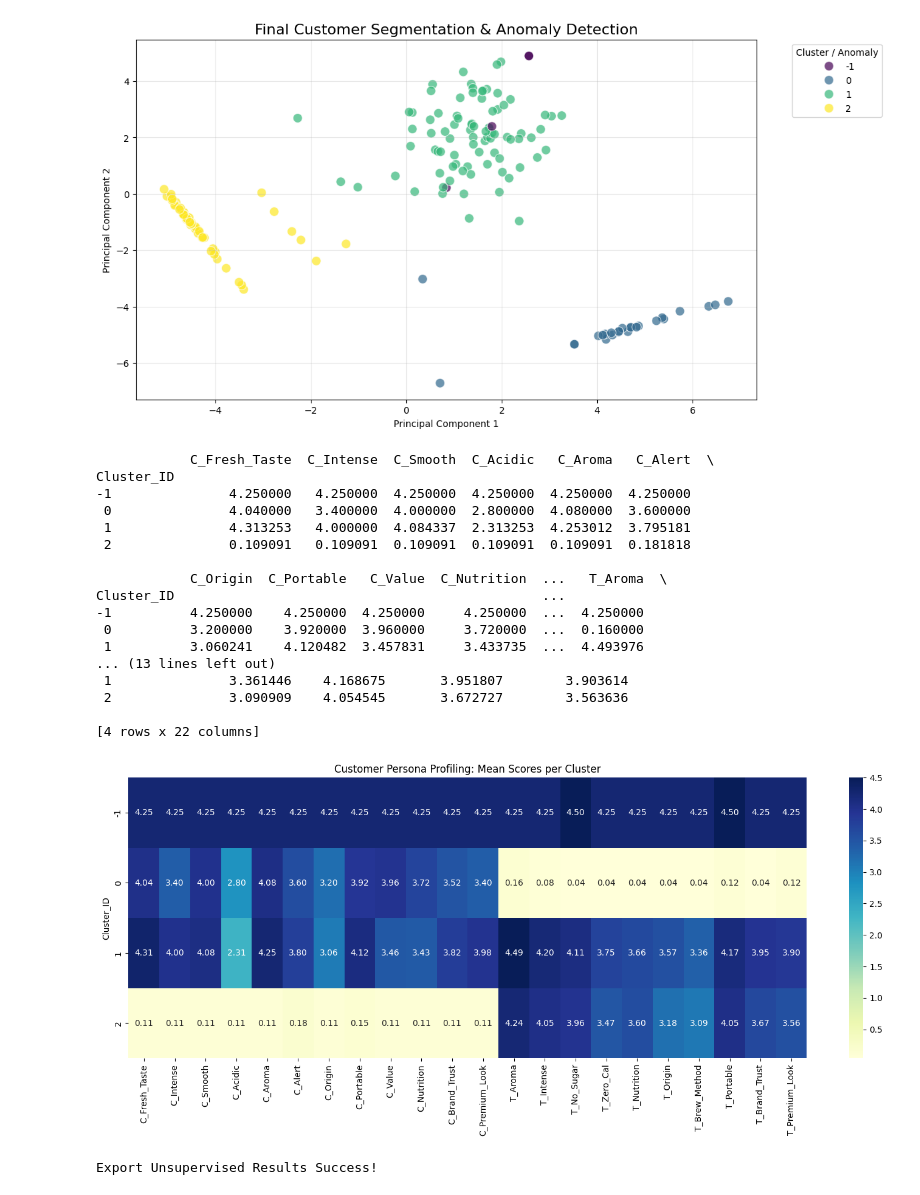
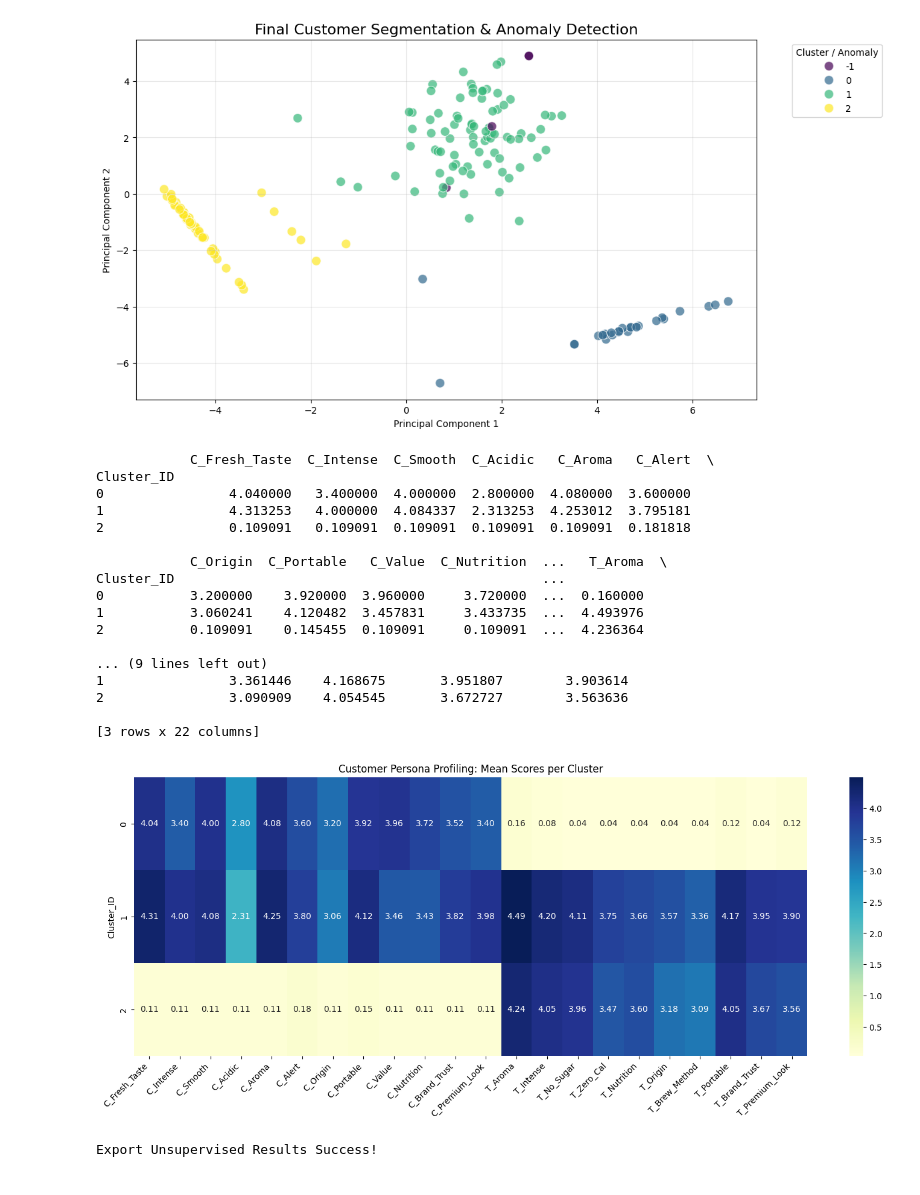
Before and after one commit to Kawiniee/Final_Project_4, a Jupyter notebook: unsupervised.ipynb, the cells around one changed output. Cells and saved outputs as stored; diff of their text form; code cells hidden in the pictures.

Commit message:
rotation

```diff
--- a/unsupervised.ipynb
+++ b/unsupervised.ipynb
@@ -177,16 +177,7 @@ print(data_pca.shape)
 # %% [markdown]
 Plot Anomaly
 # %%
-# --- ส่วนการคำนวณและเตรียมข้อมูล (รันส่วนนี้เพื่อให้มั่นใจว่าค่าถูกต้อง) ---
-
-# 1. คำนวณ Variance รายแถว
-row_variance = data.drop(columns=['row_id', 'is_anomaly'], errors='ignore').var(axis=1)
-
-# 2. กำหนดค่า 0 (ปกติ) และ 1 (Anomaly)
-threshold = 0.1
-data['is_anomaly'] = (row_variance < threshold).astype(int)
-
-# 3. เตรียม DataFrame สำหรับ Plot
+# เตรียม DataFrame สำหรับ Plot
 plot_df = pd.DataFrame(data_pca, columns=['PC1', 'PC2'])
 plot_df['is_anomaly'] = data['is_anomaly'].values
 plot_df['variance'] = row_variance.values
@@ -195,40 +186,34 @@ plot_df['variance'] = row_variance.values
 
 fig, ax = plt.subplots(1, 2, figsize=(16, 7))
 
-# กราฟที่ 1: ดูการกระจายของค่า Variance (ตรวจสอบเกณฑ์ Threshold)
+# กราฟที่ 1: ดูการกระจายของค่า Variance
 sns.histplot(plot_df['variance'], bins=30, kde=True, ax=ax[0], color='skyblue')
 ax[0].axvline(threshold, color='red', linestyle='--', label=f'Threshold ({threshold})')
-ax[0].set_title('Step 1: Distribution of Row Variances\n(Check for Straight-lining)')
+ax[0].set_title('Distribution of Row Variances')
 ax[0].set_xlabel('Variance Value')
 ax[0].legend()
 
-# กราฟที่ 2: PCA Scatter Plot เน้นแยกแค่ "ปกติ" กับ "Outlier"
-# 0 = Normal (วงกลม สีฟ้า), 1 = Anomaly (กากบาท สีแดง)
+# กราฟที่ 2: PCA Scatter Plot Anomaly
+# 0 = Normal , 1 = Anomaly
 sns.scatterplot(
     data=plot_df,
     x='PC1', y='PC2',
     hue='is_anomaly',
-    palette={0: 'dodgerblue', 1: 'red'},
+    palette={0: 'skyblue', 1: 'red'},
     style='is_anomaly',
     markers={0: 'o', 1: 'X'},
-    s=150,                       # ปรับขนาดจุดให้ใหญ่ขึ้นเล็กน้อย
+    s=150,
     alpha=0.7,
     ax=ax[1]
 )
 
-ax[1].set_title('Step 2: PCA Visualization of Outliers\n(Red X = Low Variance / Lazy Responses)')
+ax[1].set_title('Step 2: PCA Visualization of Outliers')
 ax[1].set_xlabel('Principal Component 1')
 ax[1].set_ylabel('Principal Component 2')
 
 # ปรับคำอธิบายใน Legend ให้เข้าใจง่าย
-handles, labels = ax[1].get_legend_handles_labels()
-ax[1].legend(handles, ['Normal (0)', 'Anomaly (1)'], title='Data Status')
+ax[1].legend(['Normal (0)', 'Anomaly (1)'], title='Data Status')
 
 plt.tight_layout()
 plt.show()
-
-# สรุปผลทางหน้าจอ
-print(f"--- สรุปผลการตรวจสอบคุณภาพข้อมูล ---")
-print(f"จำนวนข้อมูลปกติ (0): {(data['is_anomaly'] == 0).sum()} ราย")
-print(f"จำนวน Anomaly (1): {(data['is_anomaly'] == 1).sum()} ราย (ตรวจพบจากการตอบซ้ำเดิม)")
 # %% [output]
@@ -314,42 +295,45 @@ plt.show()
 # %%
 data['Cluster_ID'] = -1
 data.loc[data['is_anomaly'] == 0, 'Cluster_ID'] = clusters
 
-# กำหนดรายชื่อคอลัมน์ (Features) ที่จะใช้ทำ Profiling
-# โดยเลือกเฉพาะคอลัมน์ที่ขึ้นต้นด้วย C_ (Coffee) และ T_ (Tea) เท่านั้น
+# กำหนด Features ที่จะใช้ทำ Profiling
 feautres = [col for col in data.columns if col.startswith('C_') or col.startswith('T_')]
 
-# ทำ Profiling โดยการหาค่าเฉลี่ย (Mean) แยกตามกลุ่ม Cluster_ID
-cluster_profile = data.groupby('Cluster_ID')[feautres].mean()
+# คัด Anomaly ออกก่อนทำ Profiling
+data_profiling = data[data['is_anomaly'] == 0]
 
+# ทำ Profiling โดยค่าเฉลี่ยแยกตาม Cluster_ID
+cluster_profile = data_profiling.groupby('Cluster_ID')[feautres].mean()
 print(cluster_profile)
+
 # แสดงผล Heatmap เพื่อวิเคราะห์จุดเด่นของแต่ละกลุ่ม
 import seaborn as sns
 import matplotlib.pyplot as plt
 
 plt.figure(figsize=(18, 6))
 sns.heatmap(cluster_profile, annot=True, cmap='YlGnBu', fmt='.2f')
 plt.title('Customer Persona Profiling: Mean Scores per Cluster')
+plt.xticks(rotation=45, ha='right')
 plt.show()
 # %% [output]
             C_Fresh_Taste  C_Intense  C_Smooth  C_Acidic   C_Aroma   C_Alert  \
 Cluster_ID
--1               4.250000   4.250000  4.250000  4.250000  4.250000  4.250000
- 0               4.040000   3.400000  4.000000  2.800000  4.080000  3.600000
- 1               4.313253   4.000000  4.084337  2.313253  4.253012  3.795181
- 2               0.109091   0.109091  0.109091  0.109091  0.109091  0.181818
+0                4.040000   3.400000  4.000000  2.800000  4.080000  3.600000
+1                4.313253   4.000000  4.084337  2.313253  4.253012  3.795181
+2                0.109091   0.109091  0.109091  0.109091  0.109091  0.181818
 
             C_Origin  C_Portable   C_Value  C_Nutrition  ...   T_Aroma  \
 Cluster_ID                                               ...
--1          4.250000    4.250000  4.250000     4.250000  ...  4.250000
- 0          3.200000    3.920000  3.960000     3.720000  ...  0.160000
- 1          3.060241    4.120482  3.457831     3.433735  ...  4.493976
-... (13 lines left out)
- 1               3.361446    4.168675       3.951807        3.903614
- 2               3.090909    4.054545       3.672727        3.563636
+0           3.200000    3.920000  3.960000     3.720000  ...  0.160000
+1           3.060241    4.120482  3.457831     3.433735  ...  4.493976
+2           0.109091    0.145455  0.109091     0.109091  ...  4.236364
 
-[4 rows x 22 columns]
+... (9 lines left out)
+1                3.361446    4.168675       3.951807        3.903614
+2                3.090909    4.054545       3.672727        3.563636
+
+[3 rows x 22 columns]
-[figure, old version]
+[figure, new version]
 # %%
 # สร้าง row_id จาก Index เพื่อใช้เป็น Key ในการ Merge ข้อมูล
 data_scaled['row_id'] = data_scaled.index
```
Also changed, not shown: parts of 6 cells of this notebook.
